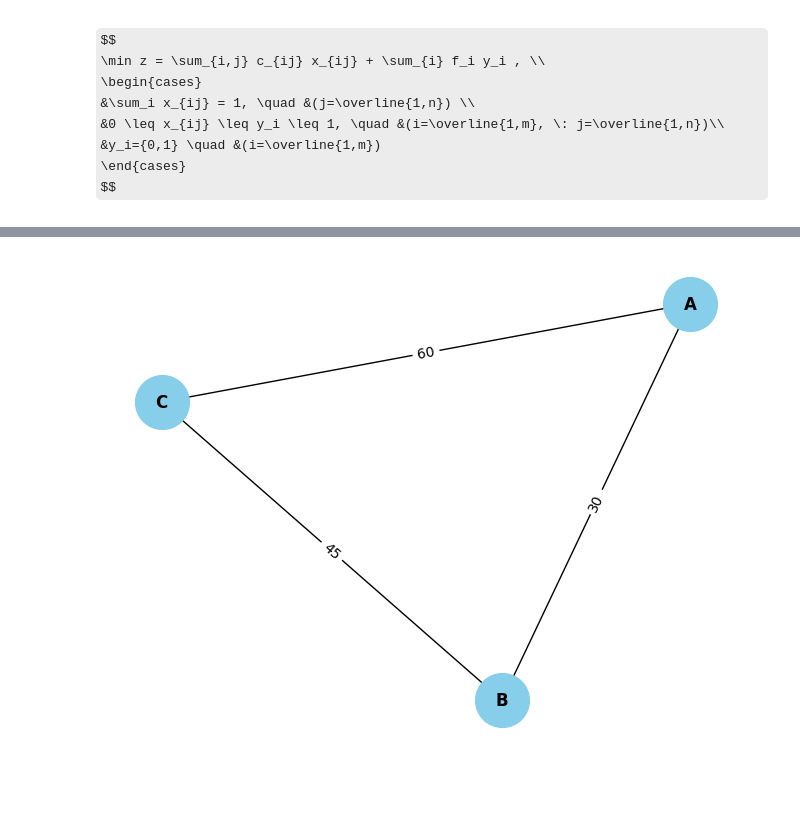
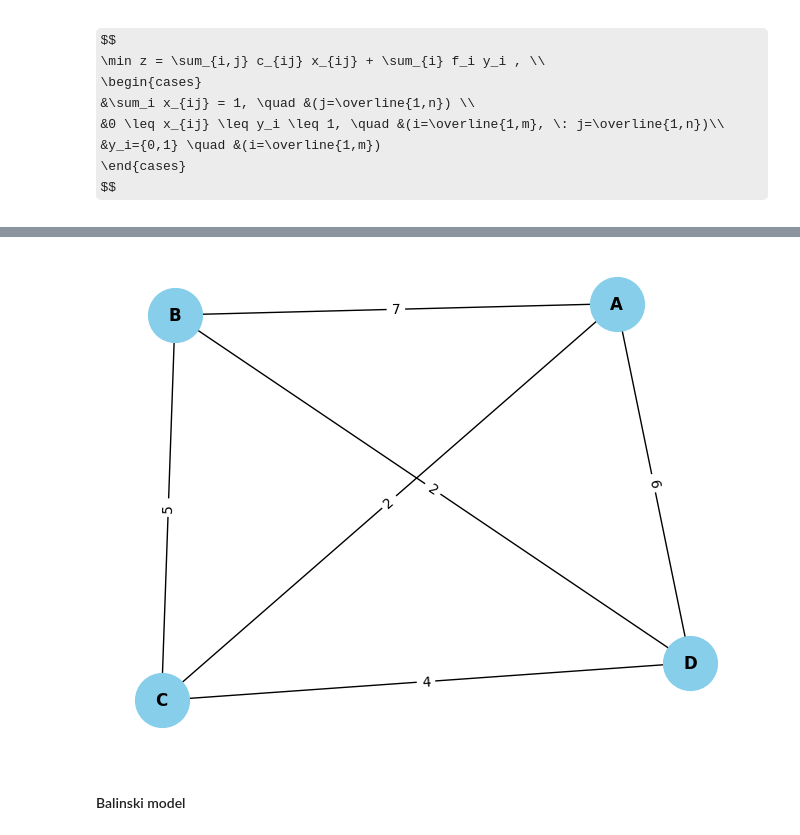
Before and after one commit to Bancie/thuhoach.nckh, a Jupyter notebook: ipynb/location/p_median.ipynb, the cells around one changed output, grey strips where cells are left out. Drawn from its saved outputs; the diff is of its cells as text; code cells hidden in the pictures; some formulas as TeX source; blank space fills up the shorter version.

```diff
--- a/ipynb/location/p_median.ipynb
+++ b/ipynb/location/p_median.ipynb
@@ -218,12 +237,15 @@ ModuleNotFoundError: No module named 'networkx'
 # %%
 Global = [
-    [0, 30, 60],
-    [30, 0, 45],
-    [60, 45, 0]
+    [0, 7, 2, 6],
+    [7, 0, 5, 2],
+    [2, 5, 0, 4],
+    [6, 2, 4, 0]
 ]
 df = Graph(Global)
 df.show()
 # %% [output]
-[figure, old version]
+[figure, new version]
+# %% [markdown]
+#### Balinski model
 # %% [markdown]
 $$
```
Also changed, not shown: parts of 11 cells of this notebook, 2 other files.
